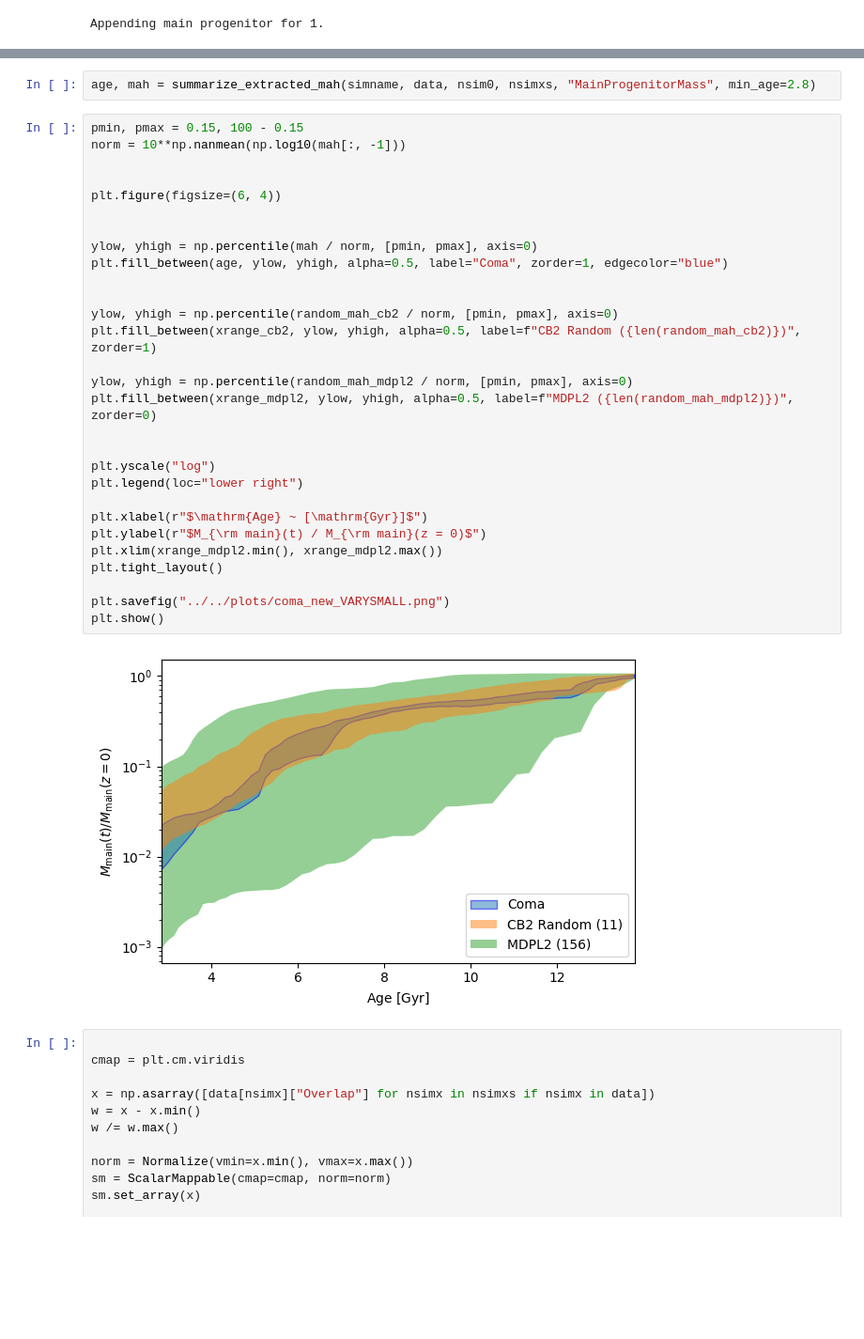
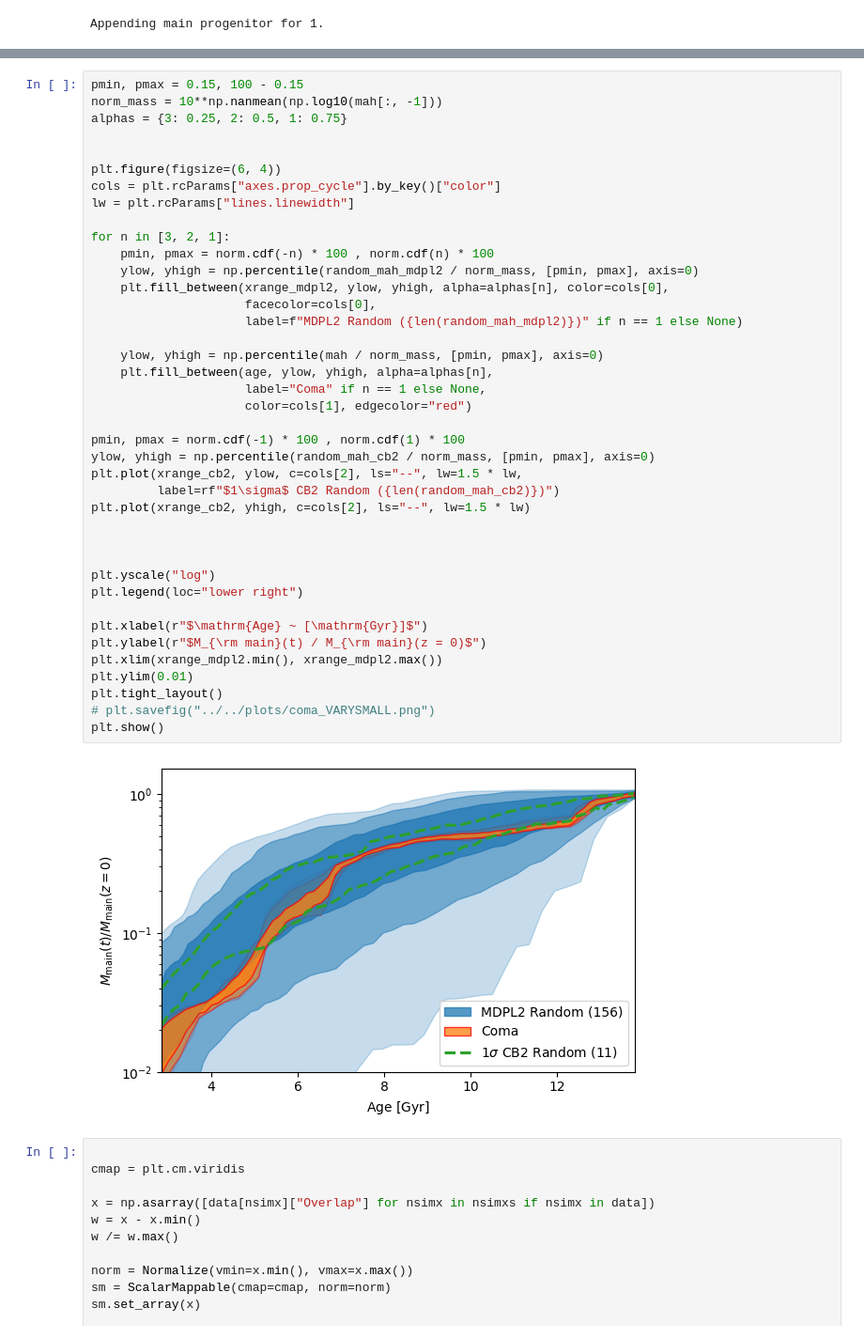
Before and after one commit to Richard-Sti/csiborgtools, a Jupyter notebook: notebooks/MAH/mah.ipynb, the cells around one changed output, grey strips where cells are left out. Shown: that part at 94% size. Saved outputs shown, nothing was run; the diff lists cells and outputs as text; blank space fills up the shorter version.

```diff
--- a/notebooks/MAH/mah.ipynb
+++ b/notebooks/MAH/mah.ipynb
@@ -114,38 +114,47 @@ print(f"Found {len(random_mah_mdpl2)} haloes in MDPL2.")
 Found 11 haloes in CB2 random.
 Found 156 haloes in MDPL2.
-# %%
-age, mah = summarize_extracted_mah(simname, data, nsim0, nsimxs, "MainProgenitorMass", min_age=2.8)
 # %%
 pmin, pmax = 0.15, 100 - 0.15
-norm = 10**np.nanmean(np.log10(mah[:, -1]))
+norm_mass = 10**np.nanmean(np.log10(mah[:, -1]))
+alphas = {3: 0.25, 2: 0.5, 1: 0.75}
 
 
 plt.figure(figsize=(6, 4))
+cols = plt.rcParams["axes.prop_cycle"].by_key()["color"]
+lw = plt.rcParams["lines.linewidth"]
 
+for n in [3, 2, 1]:
+    pmin, pmax = norm.cdf(-n) * 100 , norm.cdf(n) * 100
+    ylow, yhigh = np.percentile(random_mah_mdpl2 / norm_mass, [pmin, pmax], axis=0)
+    plt.fill_between(xrange_mdpl2, ylow, yhigh, alpha=alphas[n], color=cols[0],
+                     facecolor=cols[0],
+                     label=f"MDPL2 Random ({len(random_mah_mdpl2)})" if n == 1 else None)
 
-ylow, yhigh = np.percentile(mah / norm, [pmin, pmax], axis=0)
-plt.fill_between(age, ylow, yhigh, alpha=0.5, label="Coma", zorder=1, edgecolor="blue")
+    ylow, yhigh = np.percentile(mah / norm_mass, [pmin, pmax], axis=0)
+    plt.fill_between(age, ylow, yhigh, alpha=alphas[n],
+                     label="Coma" if n == 1 else None,
+                     color=cols[1], edgecolor="red")
 
+pmin, pmax = norm.cdf(-1) * 100 , norm.cdf(1) * 100
+ylow, yhigh = np.percentile(random_mah_cb2 / norm_mass, [pmin, pmax], axis=0)
+plt.plot(xrange_cb2, ylow, c=cols[2], ls="--", lw=1.5 * lw,
+         label=rf"$1\sigma$ CB2 Random ({len(random_mah_cb2)})")
+plt.plot(xrange_cb2, yhigh, c=cols[2], ls="--", lw=1.5 * lw)
 
-ylow, yhigh = np.percentile(random_mah_cb2 / norm, [pmin, pmax], axis=0)
-plt.fill_between(xrange_cb2, ylow, yhigh, alpha=0.5, label=f"CB2 Random ({len(random_mah_cb2)})", zorder=1)
-
-ylow, yhigh = np.percentile(random_mah_mdpl2 / norm, [pmin, pmax], axis=0)
-plt.fill_between(xrange_mdpl2, ylow, yhigh, alpha=0.5, label=f"MDPL2 ({len(random_mah_mdpl2)})", zorder=0)
 
 
 plt.yscale("log")
 plt.legend(loc="lower right")
 
 plt.xlabel(r"$\mathrm{Age} ~ [\mathrm{Gyr}]$")
 plt.ylabel(r"$M_{\rm main}(t) / M_{\rm main}(z = 0)$")
 plt.xlim(xrange_mdpl2.min(), xrange_mdpl2.max())
+plt.ylim(0.01)
 plt.tight_layout()
-
-plt.savefig("../../plots/coma_new_VARYSMALL.png")
+# plt.savefig("../../plots/coma_VARYSMALL.png")
 plt.show()
 # %% [output]
-[figure, old version]
+[figure, new version]
 # %%
 
 cmap = plt.cm.viridis
```
Also changed, not shown: parts of 6 cells of this notebook.
